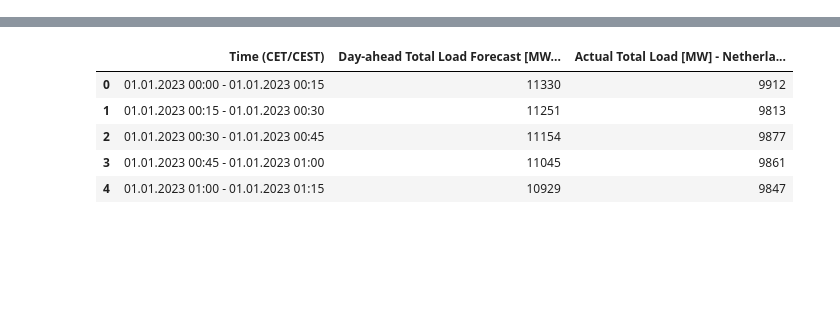
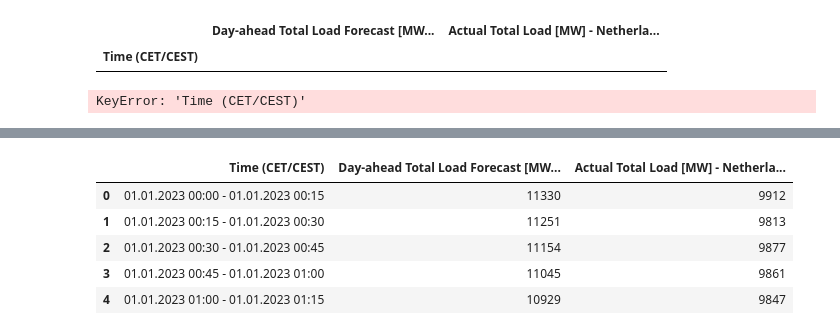
Before and after one commit to SaM-92/energy-data-entsoe, a Jupyter notebook: draft_1.ipynb, the cells around one changed output, grey strips where cells are left out. Drawn from its saved outputs; the diff is of its cells as text; code cells hidden in the pictures; blank space fills up the shorter version.

```diff
--- a/draft_1.ipynb
+++ b/draft_1.ipynb
@@ -21,6 +21,8 @@ def convert_time(df, time_column):
     return df
 
 # Apply the function to your DataFrame
+time_column='Time (CET/CEST)'
+df_read = convert_time(df, time_column)
 # %%
 import pandas as pd
 
@@ -27,0 +46,13 @@ df = pd.read_csv("Total Load - Day Ahead _ Actual_202301010000-202401010000 (3).
+# %%
+
+
+# Apply the function to your DataFrame
+# Convert the selected time resolution to minutes
+# time_resolution_minutes = time_resolution_number * (60 if time_resolution_unit == "hours" else 1)
+
+# Set the 'time_column' as the index explicitly
+df_read.set_index(time_column, inplace=True)
+
+time_resolution_minutes=1
+# Resample the data according to the selected time resolution without setting the time_column as the index
+df_read2 = df_read.resample(f"{time_resolution_minutes}T").interpolate()
@@ -27,0 +79,27 @@ df = pd.read_csv("Total Load - Day Ahead _ Actual_202301010000-202401010000 (3).
+# %%
+x=df_read[~df_read.index.duplicated(keep='first')]
+# %%
+x[x.index.duplicated(keep='first')]
+# %% [output]
+|  | Day-ahead Total Load Forecast [MW... | Actual Total Load [MW] - Netherla... |
+| Time (CET/CEST) |  |  |
+# %%
+# Apply the function to your DataFrame
+time_column = 'Time (CET/CEST)'
+df_read = convert_time(df, time_column)
+
+# Convert the selected time resolution to minutes
+time_resolution_number = 20
+time_resolution_unit = 'minutes'
+
+# Set the time_column as the index
+df_read.set_index(time_column, inplace=True)
+
+# Convert the selected time column to datetime (you can skip this step if already done in convert_time)
+# df_read[time_column] = pd.to_datetime(df_read[time_column])
+
+# Resample the data according to the selected time resolution
+time_resolution_minutes = time_resolution_number * (60 if time_resolution_unit == "hours" else 1)
+df_read2 = df_read.resample(f"{time_resolution_minutes}T").interpolate()
+# %% [output]
+KeyError: 'Time (CET/CEST)'
```
Also changed, not shown: parts of 7 cells of this notebook, 2 other files.
